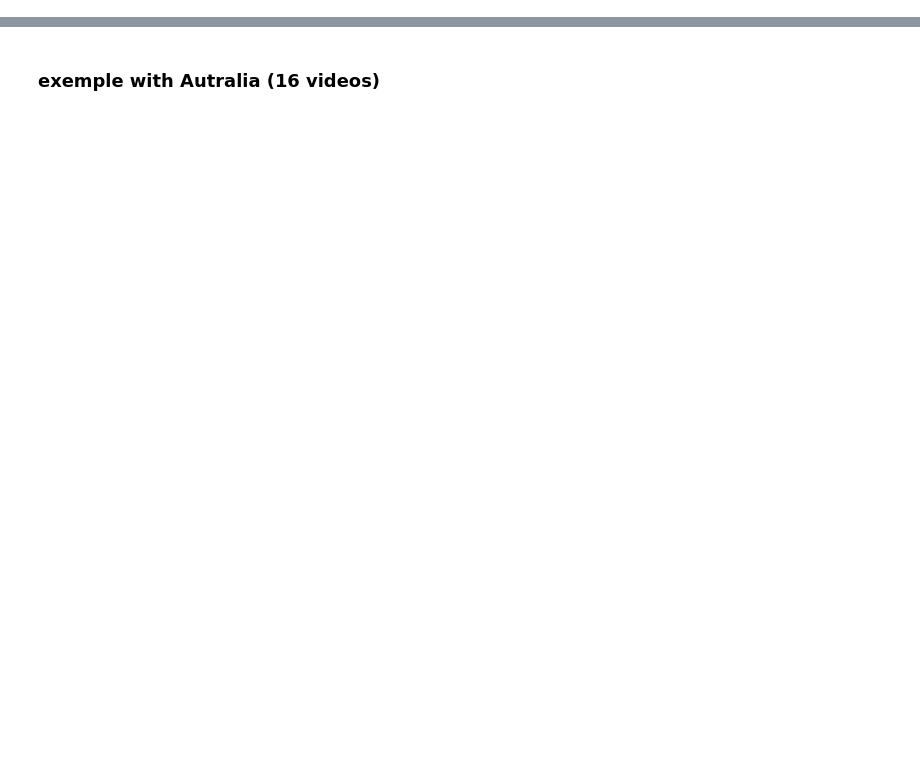
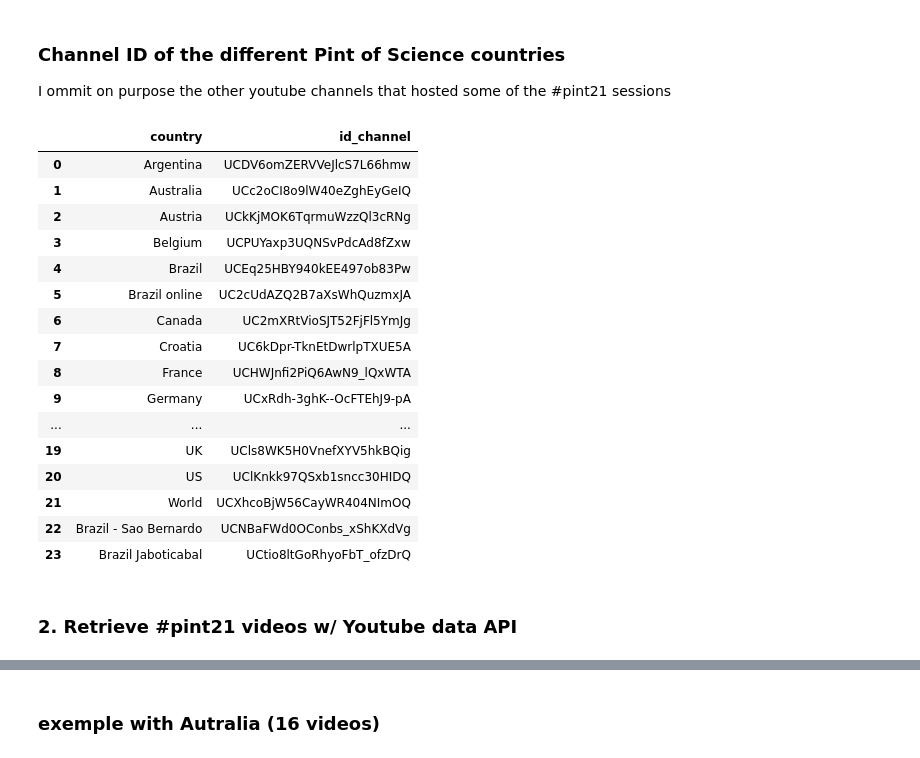
Before and after one commit to tfreyd/27.pint21-YT-stats, a Jupyter notebook: YT views #pint21.ipynb, the cells around one changed output, grey strips where cells are left out. Cells and saved outputs as stored; diff of their text form; code cells hidden in the pictures; blank space fills up the shorter version.

```diff
--- a/YT views #pint21.ipynb
+++ b/YT views #pint21.ipynb
@@ -28,10 +32,36 @@ UK
 # %%
 import requests
 import pandas as pd
+# %% [markdown]
+### Channel ID of the different Pint of Science countries
+I ommit on purpose the other youtube channels that hosted some of the #pint21 sessions
 # %%
-#list country and youtube channel ID
-data=pd.read_csv('pos_countries_YT_channelID.csv', delimiter=';')
+#import list country and youtube channel IDs
+df=pd.read_csv('pos_countries_YT_channelID.csv', delimiter=';')
 #clean the columns need
-data=data[['Country ','ID Youtube channel']]
-data.columns=['country','id_channel'] #rename columns
+df=df[['Country ','ID Youtube channel']]
+#rename columns
+df.columns=['country','id_channel']
+# %%
+df
+# %% [output]
+|  | country | id_channel |
+| 0 | Argentina | UCDV6omZERVVeJlcS7L66hmw |
+| 1 | Australia | UCc2oCI8o9lW40eZghEyGeIQ |
+| 2 | Austria | UCkKjMOK6TqrmuWzzQl3cRNg |
+| 3 | Belgium | UCPUYaxp3UQNSvPdcAd8fZxw |
+| 4 | Brazil | UCEq25HBY940kEE497ob83Pw |
+| 5 | Brazil online | UC2cUdAZQ2B7aXsWhQuzmxJA |
+| 6 | Canada | UC2mXRtVioSJT52FjFl5YmJg |
+| 7 | Croatia | UC6kDpr-TknEtDwrlpTXUE5A |
+| 8 | France | UCHWJnfi2PiQ6AwN9_lQxWTA |
+| 9 | Germany | UCxRdh-3ghK--OcFTEhJ9-pA |
+| ... | ... | ... |
+| 19 | UK | UCls8WK5H0VnefXYV5hkBQig |
+| 20 | US | UClKnkk97QSxb1sncc30HIDQ |
+| 21 | World | UCXhcoBjW56CayWR404NImOQ |
+| 22 | Brazil - Sao Bernardo | UCNBaFWd0OConbs_xShKXdVg |
+| 23 | Brazil Jaboticabal | UCtio8ltGoRhyoFbT_ofzDrQ |
+# %% [markdown]
+### 2. Retrieve #pint21 videos w/ Youtube data API
 # %%
```
Also changed, not shown: parts of 25 cells of this notebook, 5 other files.
